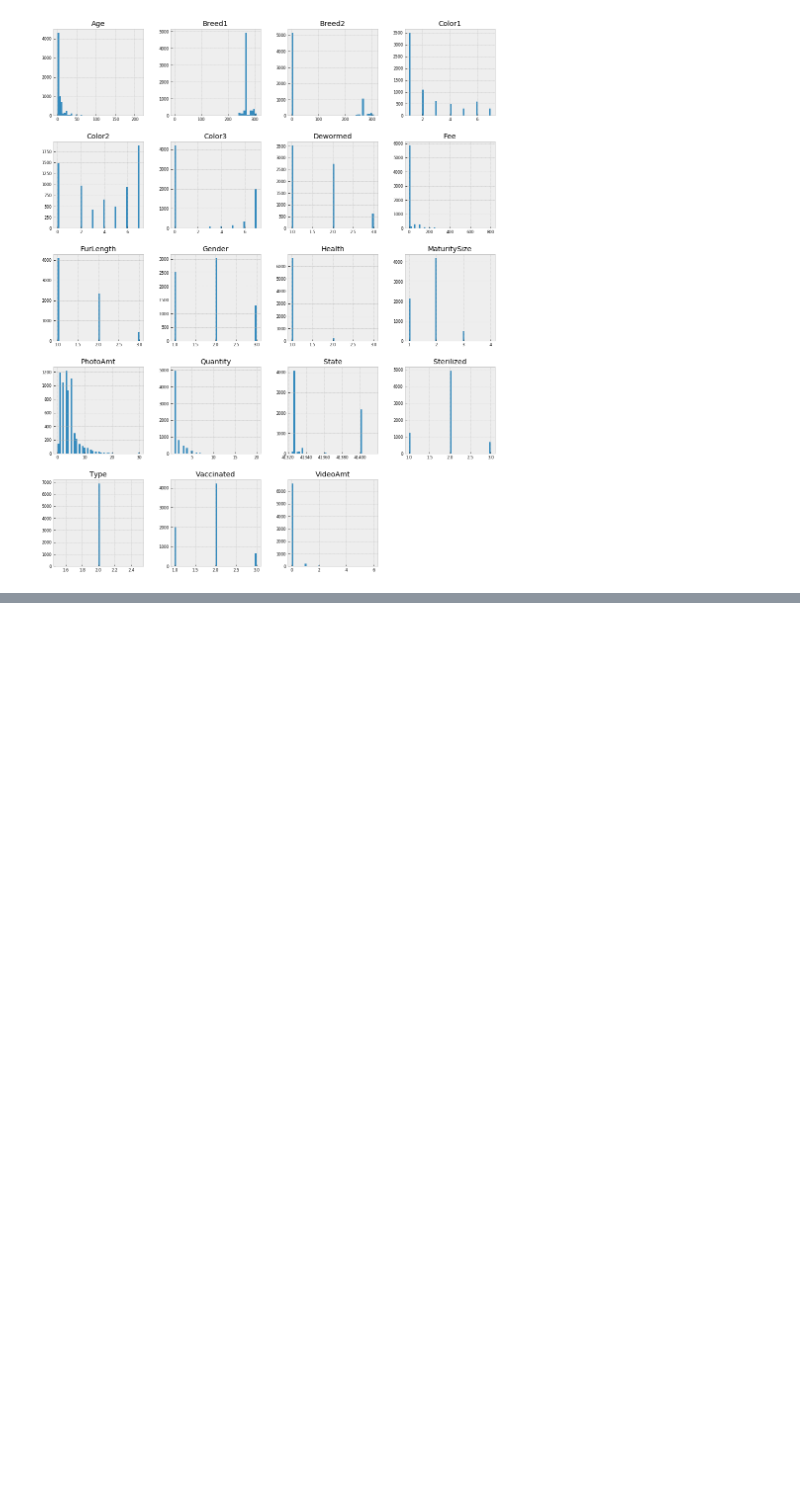
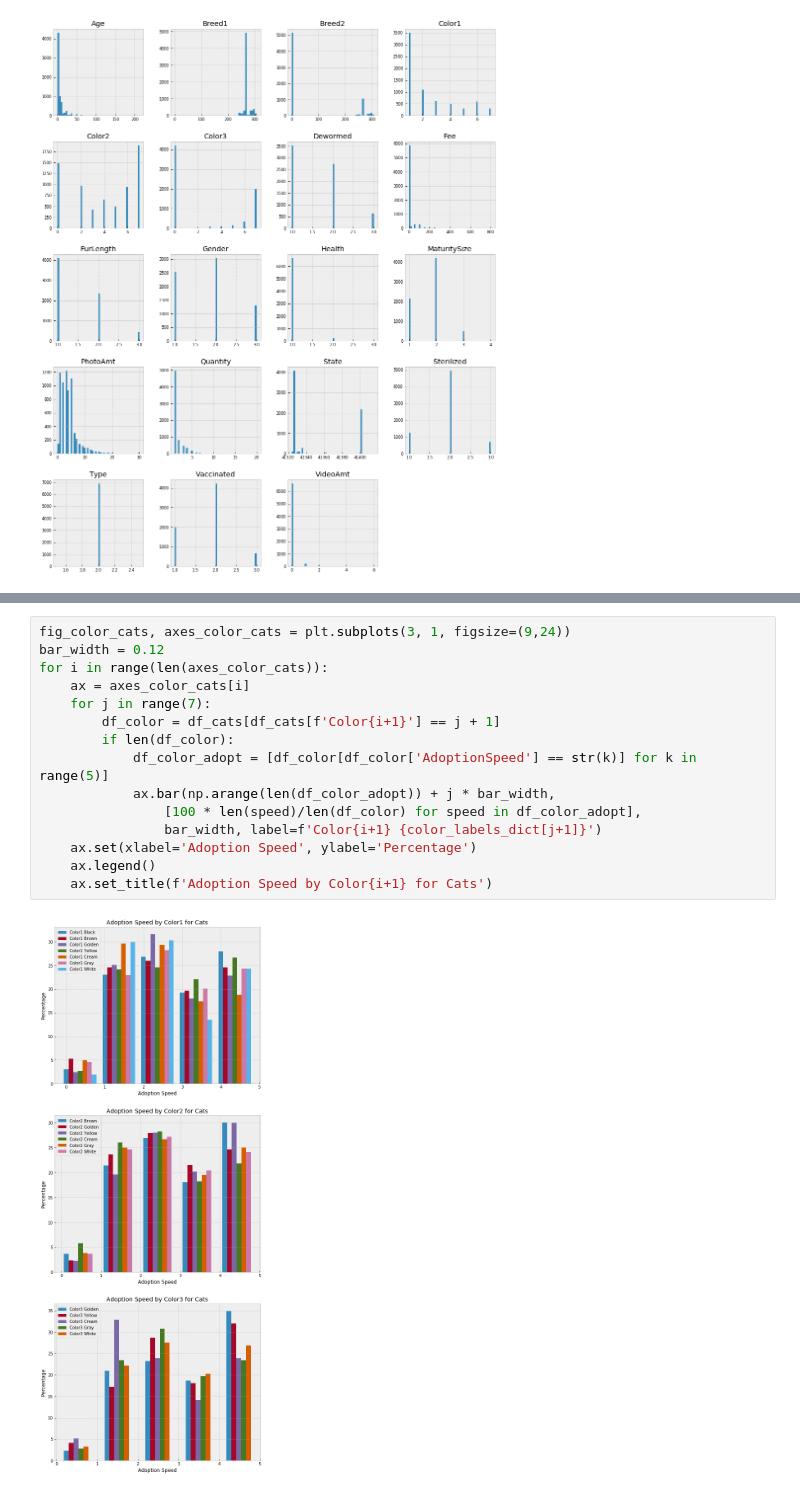
Before and after one commit to bfrison/CEBD1160, a Jupyter notebook: project/project_graphs.ipynb, the cells around one changed output, grey strips where cells are left out. Cells and saved outputs as stored; diff of their text form; blank space fills up the shorter version.

```diff
--- a/project/project_graphs.ipynb
+++ b/project/project_graphs.ipynb
@@ -186,0 +210,17 @@ df_num_cats.hist(figsize=(16, 20), bins=50, xlabelsize=8, ylabelsize=8);
+# %%
+fig_color_cats, axes_color_cats = plt.subplots(3, 1, figsize=(9,24))
+bar_width = 0.12
+for i in range(len(axes_color_cats)):
+    ax = axes_color_cats[i]
+    for j in range(7):
+        df_color = df_cats[df_cats[f'Color{i+1}'] == j + 1]
+        if len(df_color):
+            df_color_adopt = [df_color[df_color['AdoptionSpeed'] == str(k)] for k in range(5)]
+            ax.bar(np.arange(len(df_color_adopt)) + j * bar_width,
+                [100 * len(speed)/len(df_color) for speed in df_color_adopt],
+                bar_width, label=f'Color{i+1} {color_labels_dict[j+1]}')
+    ax.set(xlabel='Adoption Speed', ylabel='Percentage')
+    ax.legend()
+    ax.set_title(f'Adoption Speed by Color{i+1} for Cats')
+# %% [output]
+[figure, added]
```
Also changed, not shown: parts of 7 cells of this notebook.
